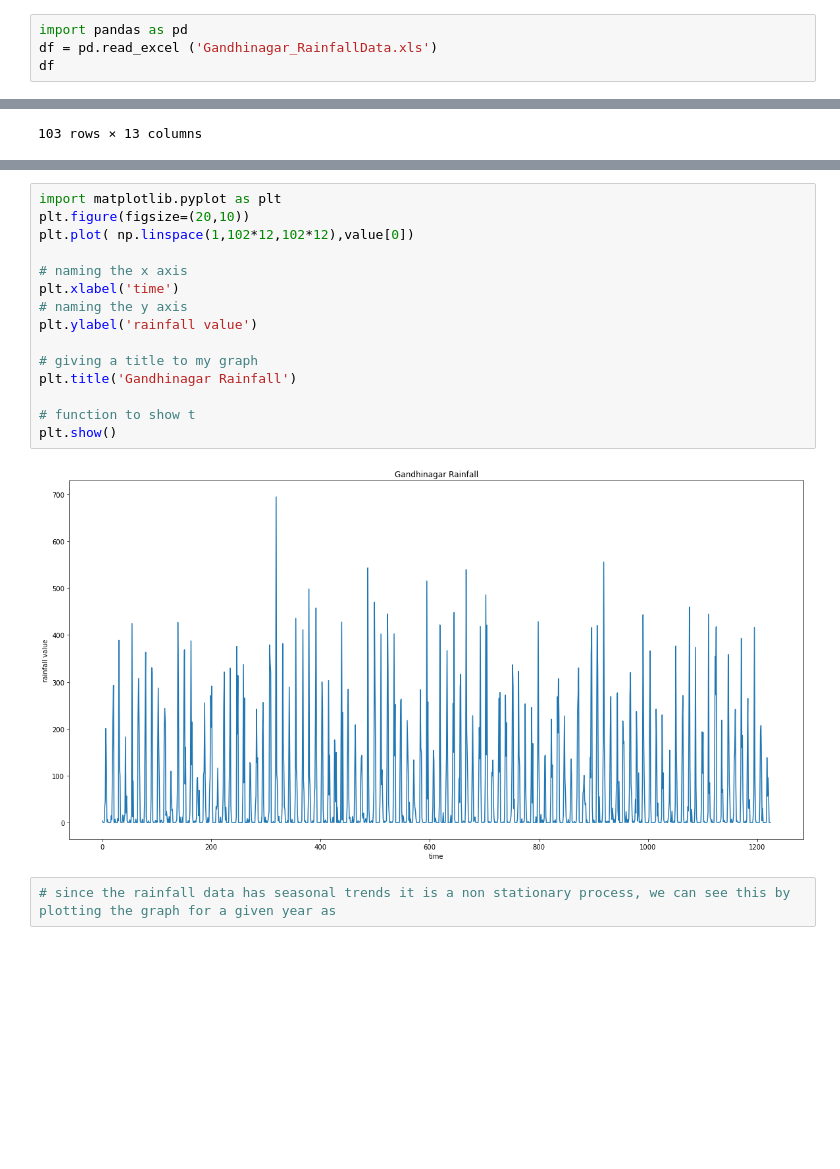
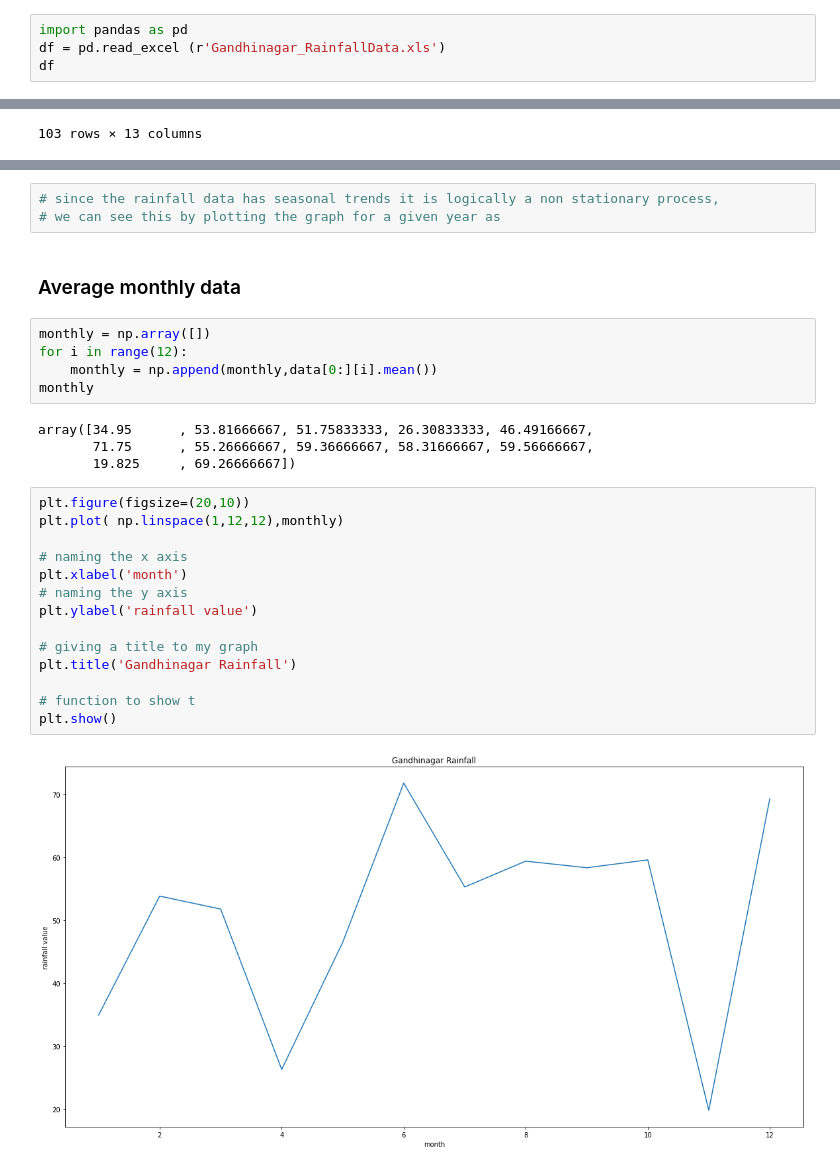
Before and after one commit to shantanutyagi67/CT303_Labs, a Jupyter notebook: Lab 2/q2.ipynb, the cells around one changed output, grey strips where cells are left out. Cells and saved outputs as stored; diff of their text form; blank space fills up the shorter version.

```diff
--- a/Lab 2/q2.ipynb
+++ b/Lab 2/q2.ipynb
@@ -3,6 +5,6 @@
 # %%
 import pandas as pd
-df = pd.read_excel ('Gandhinagar_RainfallData.xls')
+df = pd.read_excel (r'Gandhinagar_RainfallData.xls')
 df
 # %% [output]
 |  | Unnamed: 0 | Unnamed: 1 | Unnamed: 2 | Unnamed: 3 | Unnamed: 4 | Unnamed: 5 | Unnamed: 6 | Unnamed: 7 | ... |
@@ -109,19 +46,30 @@ array([3.5, 0, 0, ..., 0, 0, 0], dtype=object)
+# %%
+# since the rainfall data has seasonal trends it is logically a non stationary process,
+# we can see this by plotting the graph for a given year as
+# %% [markdown]
+### Average monthly data
+# %%
+monthly = np.array([])
+for i in range(12):
+    monthly = np.append(monthly,data[0:][i].mean())
+monthly
+# %% [output]
+array([34.95      , 53.81666667, 51.75833333, 26.30833333, 46.49166667,
+       71.75      , 55.26666667, 59.36666667, 58.31666667, 59.56666667,
+       19.825     , 69.26666667])
 # %%
-import matplotlib.pyplot as plt
 plt.figure(figsize=(20,10))
-plt.plot( np.linspace(1,102*12,102*12),value[0])
+plt.plot( np.linspace(1,12,12),monthly)
 
 # naming the x axis
-plt.xlabel('time')
+plt.xlabel('month')
 # naming the y axis
 plt.ylabel('rainfall value')
 
 # giving a title to my graph
 plt.title('Gandhinagar Rainfall')
 
 # function to show t
 plt.show()
 # %% [output]
-[figure, old version]
+[figure, new version]
-# %%
-# since the rainfall data has seasonal trends it is a non stationary process, we can see this by plotting the graph for a given year as
```
Also changed, not shown: parts of 22 cells of this notebook, 2 other files.
